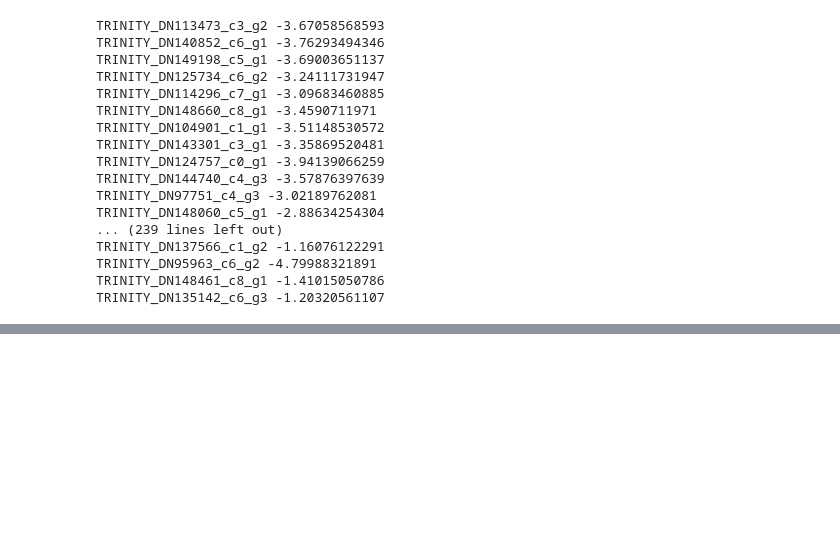
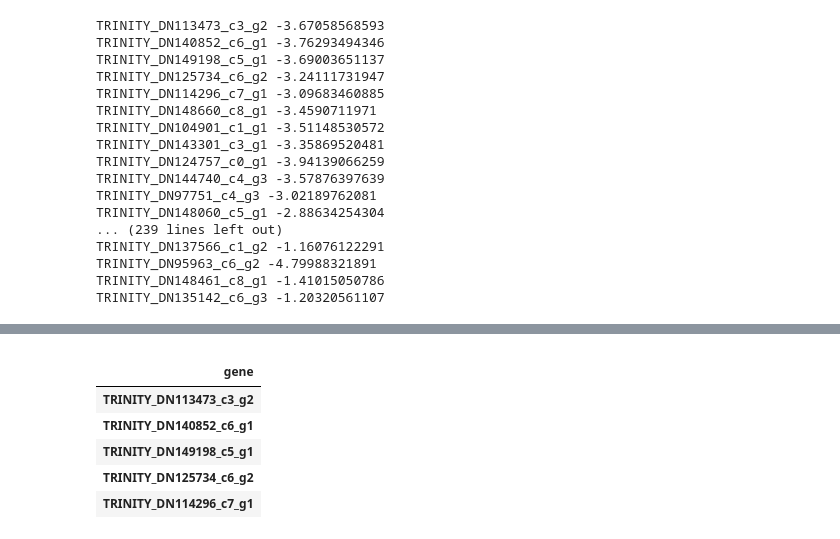
Before and after one commit to gbatzel/tissue_crepidula, a Jupyter notebook: code/gene_list.ipynb, the cells around one changed output, grey strips where cells are left out. Saved outputs shown, nothing was run; the diff lists cells and outputs as text; code cells hidden in the pictures; blank space fills up the shorter version.

```diff
--- a/code/gene_list.ipynb
+++ b/code/gene_list.ipynb
@@ -109,0 +123,22 @@ TRINITY_DN135142_c6_g3 -1.20320561107
+# %%
+ # Extract down-regulated gene names
+
+downregulated = []
+
+for i, row in df1.iterrows():
+    if row['logFC'] < 0:
+        downregulated.append(row.name)
+# %%
+df3 = pd.DataFrame(downregulated, columns=['gene'])
+# %%
+df3 = df3.set_index('gene')
+# %%
+df3.head()
+# %% [output]
+|  |
+| gene |
+| TRINITY_DN113473_c3_g2 |
+| TRINITY_DN140852_c6_g1 |
+| TRINITY_DN149198_c5_g1 |
+| TRINITY_DN125734_c6_g2 |
+| TRINITY_DN114296_c7_g1 |
```
Also changed, not shown: parts of 11 cells of this notebook.
